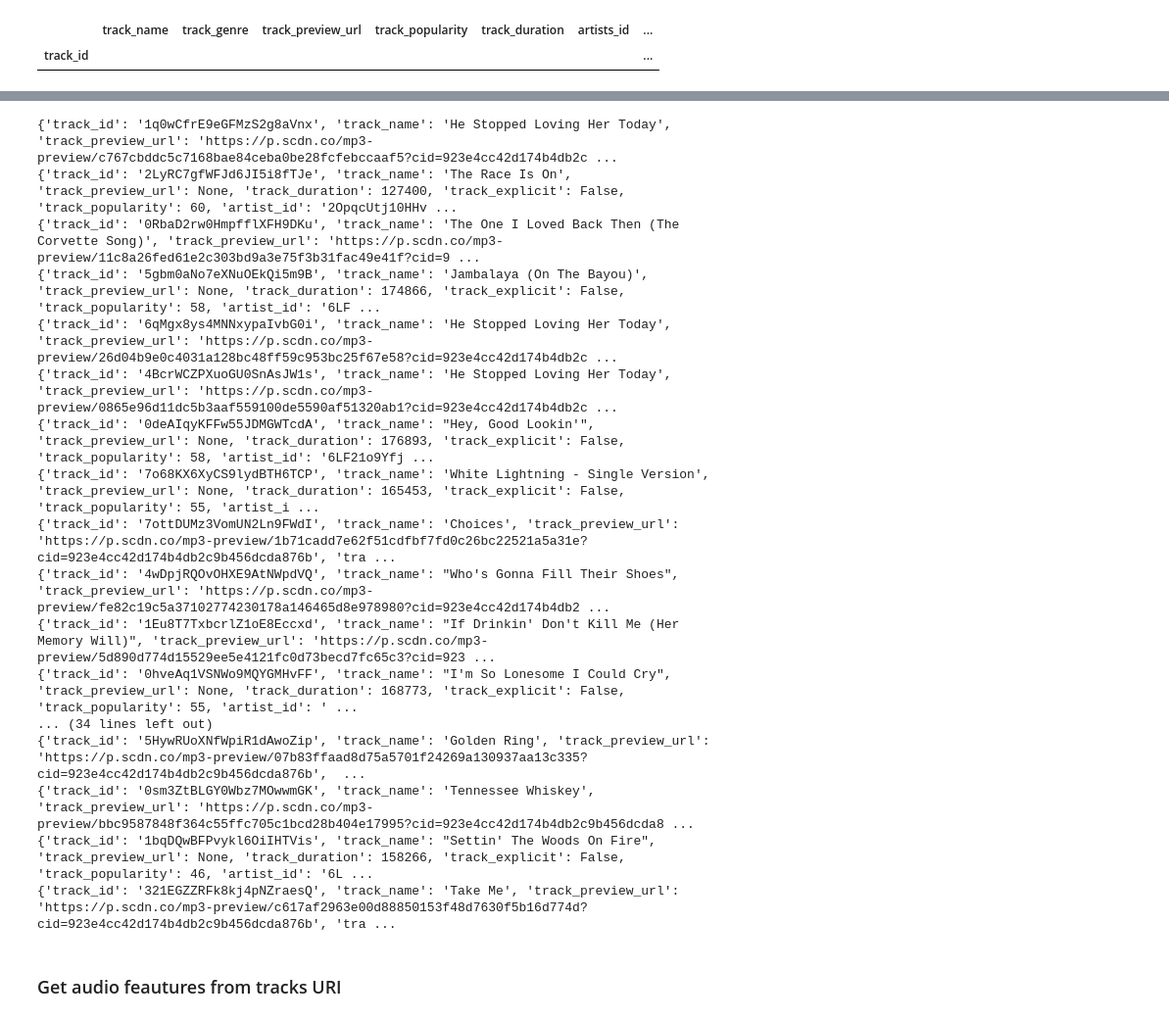
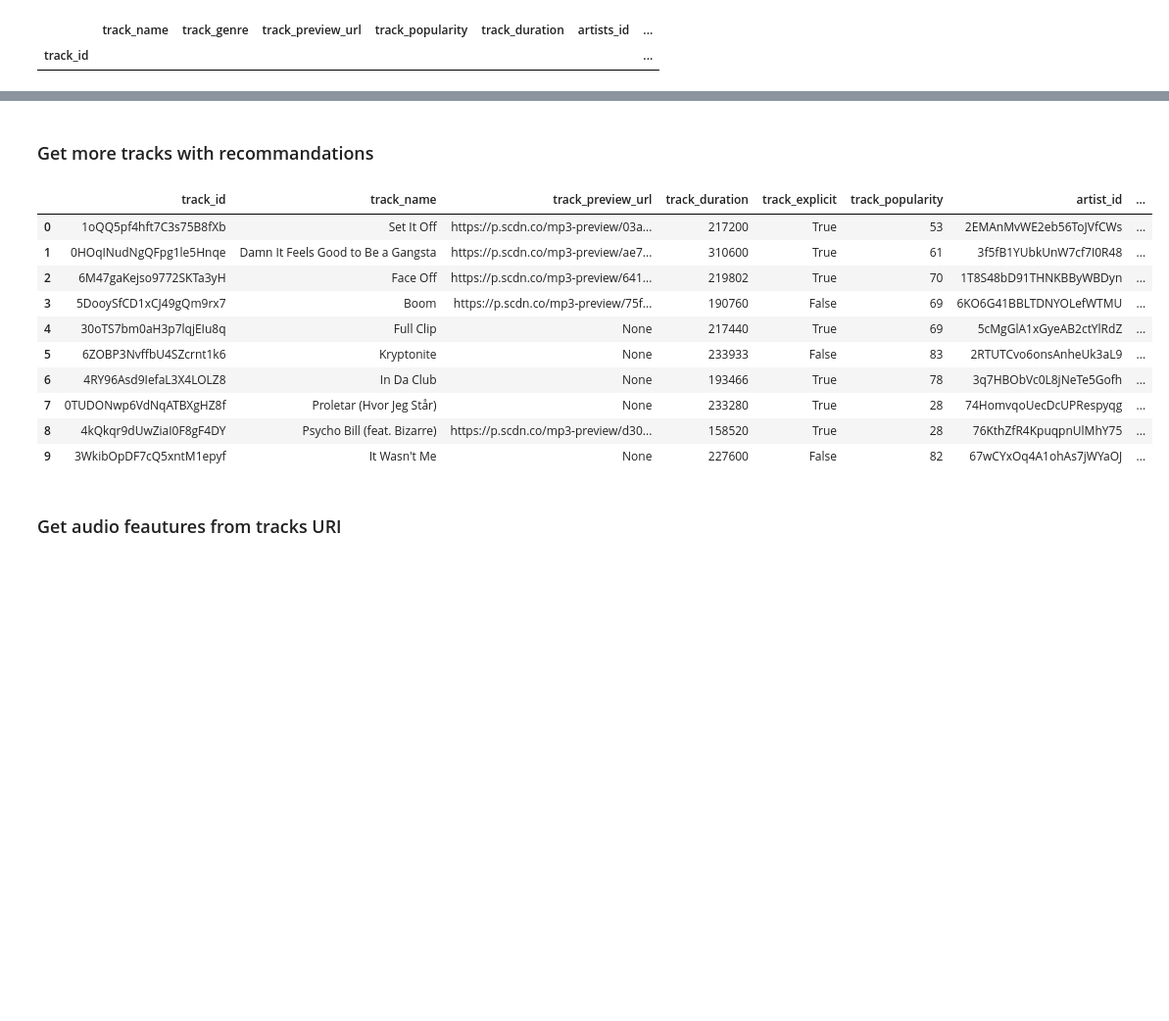
Before and after one commit to Dogmael/Iron-hack-project-W6-Spotify, a Jupyter notebook: API_connection.ipynb, the cells around one changed output, grey strips where cells are left out. Shown at 98% size. Cells and saved outputs as stored; diff of their text form; code cells hidden in the pictures; blank space fills up the shorter version.

```diff
--- a/API_connection.ipynb
+++ b/API_connection.ipynb
@@ -34,41 +90,0 @@ search_results = sp.search(q=query, type='track', limit=50)  # Limitez le nombre
-# %%
-def tracks_items_to_df(tracks_items) :
-    result = pd.DataFrame(columns=["track_id","track_name","track_preview_url","track_popularity","track_duration","artists_id","artists_name","album_id","album_name","album_ release_date"])
-
-    traks_fields = {"track_id":"id","track_name":"name","track_preview_url":"preview_url","track_duration":"duration_ms","track_explicit":"explicit","track_popularity":"popularity"}
-    artist_fields = {"artist_id":"id","artist_name":"name"}
-    album_fields = {"album_id":"id","album_name":"name","album_release_date":"release_date"}
-
-    for item in tracks_items :
-        df_row = {}
-        for field in traks_fields.items() :
-            df_row[field[0]] = item[field[1]]
-
-        for artist in item["artists"]:
-            for field in artist_fields.items() :
-                df_row[field[0]] = artist[field[1]]
-                # print(artist[field[1]])
-
-        for field in album_fields.items() :
-            df_row[field[0]] = item["album"][field[1]]
-        print(df_row)
-# %%
-tracks_items_to_df(search_results["tracks"]["items"])
-# %% [output]
-{'track_id': '1q0wCfrE9eGFMzS2g8aVnx', 'track_name': 'He Stopped Loving Her Today', 'track_preview_url': 'https://p.scdn.co/mp3-preview/c767cbddc5c7168bae84ceba0be28fcfebccaaf5?cid=923e4cc42d174b4db2c ...
-{'track_id': '2LyRC7gfWFJd6JI5i8fTJe', 'track_name': 'The Race Is On', 'track_preview_url': None, 'track_duration': 127400, 'track_explicit': False, 'track_popularity': 60, 'artist_id': '2OpqcUtj10HHv ...
-{'track_id': '0RbaD2rw0HmpfflXFH9DKu', 'track_name': 'The One I Loved Back Then (The Corvette Song)', 'track_preview_url': 'https://p.scdn.co/mp3-preview/11c8a26fed61e2c303bd9a3e75f3b31fac49e41f?cid=9 ...
-{'track_id': '5gbm0aNo7eXNuOEkQi5m9B', 'track_name': 'Jambalaya (On The Bayou)', 'track_preview_url': None, 'track_duration': 174866, 'track_explicit': False, 'track_popularity': 58, 'artist_id': '6LF ...
-{'track_id': '6qMgx8ys4MNNxypaIvbG0i', 'track_name': 'He Stopped Loving Her Today', 'track_preview_url': 'https://p.scdn.co/mp3-preview/26d04b9e0c4031a128bc48ff59c953bc25f67e58?cid=923e4cc42d174b4db2c ...
-{'track_id': '4BcrWCZPXuoGU0SnAsJW1s', 'track_name': 'He Stopped Loving Her Today', 'track_preview_url': 'https://p.scdn.co/mp3-preview/0865e96d11dc5b3aaf559100de5590af51320ab1?cid=923e4cc42d174b4db2c ...
-{'track_id': '0deAIqyKFFw55JDMGWTcdA', 'track_name': "Hey, Good Lookin'", 'track_preview_url': None, 'track_duration': 176893, 'track_explicit': False, 'track_popularity': 58, 'artist_id': '6LF21o9Yfj ...
-{'track_id': '7o68KX6XyCS9lydBTH6TCP', 'track_name': 'White Lightning - Single Version', 'track_preview_url': None, 'track_duration': 165453, 'track_explicit': False, 'track_popularity': 55, 'artist_i ...
-{'track_id': '7ottDUMz3VomUN2Ln9FWdI', 'track_name': 'Choices', 'track_preview_url': 'https://p.scdn.co/mp3-preview/1b71cadd7e62f51cdfbf7fd0c26bc22521a5a31e?cid=923e4cc42d174b4db2c9b456dcda876b', 'tra ...
-{'track_id': '4wDpjRQOvOHXE9AtNWpdVQ', 'track_name': "Who's Gonna Fill Their Shoes", 'track_preview_url': 'https://p.scdn.co/mp3-preview/fe82c19c5a37102774230178a146465d8e978980?cid=923e4cc42d174b4db2 ...
-{'track_id': '1Eu8T7TxbcrlZ1oE8Eccxd', 'track_name': "If Drinkin' Don't Kill Me (Her Memory Will)", 'track_preview_url': 'https://p.scdn.co/mp3-preview/5d890d774d15529ee5e4121fc0d73becd7fc65c3?cid=923 ...
-{'track_id': '0hveAq1VSNWo9MQYGMHvFF', 'track_name': "I'm So Lonesome I Could Cry", 'track_preview_url': None, 'track_duration': 168773, 'track_explicit': False, 'track_popularity': 55, 'artist_id': ' ...
-... (34 lines left out)
-{'track_id': '5HywRUoXNfWpiR1dAwoZip', 'track_name': 'Golden Ring', 'track_preview_url': 'https://p.scdn.co/mp3-preview/07b83ffaad8d75a5701f24269a130937aa13c335?cid=923e4cc42d174b4db2c9b456dcda876b',  ...
-{'track_id': '0sm3ZtBLGY0Wbz7MOwwmGK', 'track_name': 'Tennessee Whiskey', 'track_preview_url': 'https://p.scdn.co/mp3-preview/bbc9587848f364c55ffc705c1bcd28b404e17995?cid=923e4cc42d174b4db2c9b456dcda8 ...
-{'track_id': '1bqDQwBFPvykl6OiIHTVis', 'track_name': "Settin' The Woods On Fire", 'track_preview_url': None, 'track_duration': 158266, 'track_explicit': False, 'track_popularity': 46, 'artist_id': '6L ...
-{'track_id': '321EGZZRFk8kj4pNZraesQ', 'track_name': 'Take Me', 'track_preview_url': 'https://p.scdn.co/mp3-preview/c617af2963e00d88850153f48d7630f5b16d774d?cid=923e4cc42d174b4db2c9b456dcda876b', 'tra ...
@@ -103,3 +91,25 @@ pprint.pprint(search_results["tracks"]["items"][0]["popularity"]) # On est inter
+# %% [markdown]
+### Get more tracks with recommandations
+# %%
+def recommend(artist,track,genre):
+    rec_songs = {}
+    rec = sp.recommendations(seed_artists=artist,seed_tracks=track,seed_genres=genre, country='US', limit=10)
+    return rec["tracks"]
+# %%
+rec = recommend(artist=['7dGJo4pcD2V6oG8kP0tJRR'],track=['1v7L65Lzy0j0vdpRjJewt1'],genre=['hip-hop'])
+tracks_items_to_df(rec)
+# %% [output]
+|  | track_id | track_name | track_preview_url | track_duration | track_explicit | track_popularity | artist_id | ... |
+| 0 | 1oQQ5pf4hft7C3s75B8fXb | Set It Off | https://p.scdn.co/mp3-preview/03a... | 217200 | True | 53 | 2EMAnMvWE2eb56ToJVfCWs | ... |
+| 1 | 0HOqINudNgQFpg1le5Hnqe | Damn It Feels Good to Be a Gangsta | https://p.scdn.co/mp3-preview/ae7... | 310600 | True | 61 | 3f5fB1YUbkUnW7cf7I0R48 | ... |
+| 2 | 6M47gaKejso9772SKTa3yH | Face Off | https://p.scdn.co/mp3-preview/641... | 219802 | True | 70 | 1T8S48bD91THNKBByWBDyn | ... |
+| 3 | 5DooySfCD1xCJ49gQm9rx7 | Boom | https://p.scdn.co/mp3-preview/75f... | 190760 | False | 69 | 6KO6G41BBLTDNYOLefWTMU | ... |
+| 4 | 30oTS7bm0aH3p7lqjEIu8q | Full Clip | None | 217440 | True | 69 | 5cMgGlA1xGyeAB2ctYlRdZ | ... |
+| 5 | 6ZOBP3NvffbU4SZcrnt1k6 | Kryptonite | None | 233933 | False | 83 | 2RTUTCvo6onsAnheUk3aL9 | ... |
+| 6 | 4RY96Asd9IefaL3X4LOLZ8 | In Da Club | None | 193466 | True | 78 | 3q7HBObVc0L8jNeTe5Gofh | ... |
+| 7 | 0TUDONwp6VdNqATBXgHZ8f | Proletar (Hvor Jeg Står) | None | 233280 | True | 28 | 74HomvqoUecDcUPRespyqg | ... |
+| 8 | 4kQkqr9dUwZiaI0F8gF4DY | Psycho Bill (feat. Bizarre) | https://p.scdn.co/mp3-preview/d30... | 158520 | True | 28 | 76KthZfR4KpuqpnUlMhY75 | ... |
+| 9 | 3WkibOpDF7cQ5xntM1epyf | It Wasn't Me | None | 227600 | False | 82 | 67wCYxOq4A1ohAs7jWYaOJ | ... |
 # %% [markdown]
 ### Get audio feautures from tracks URI
 # %%
```
Also changed, not shown: parts of 11 cells of this notebook, 2 other files.
